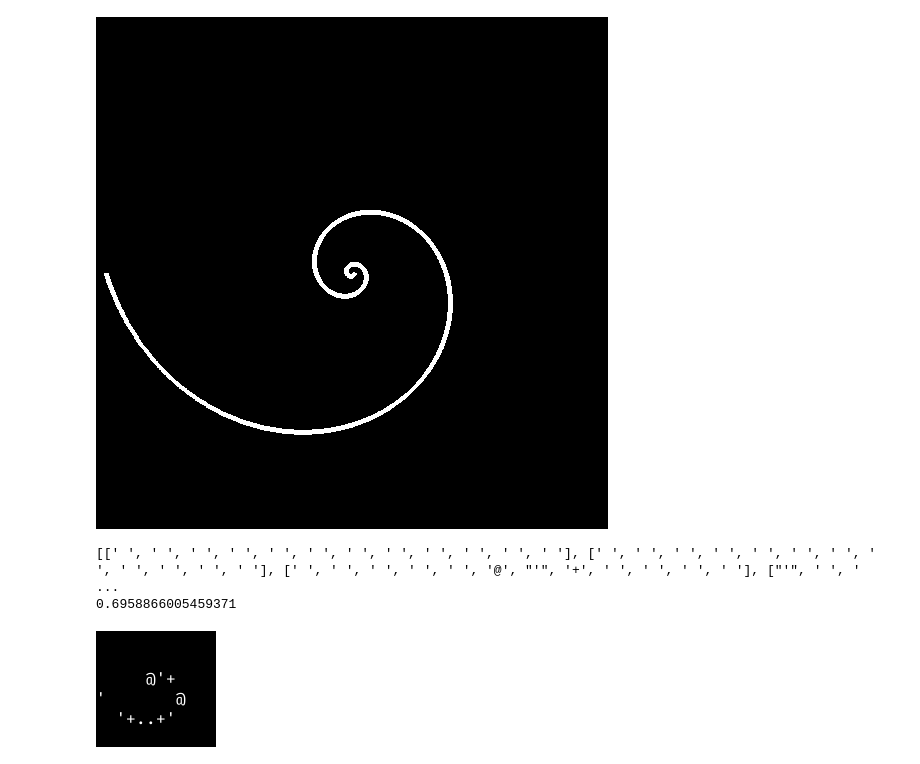
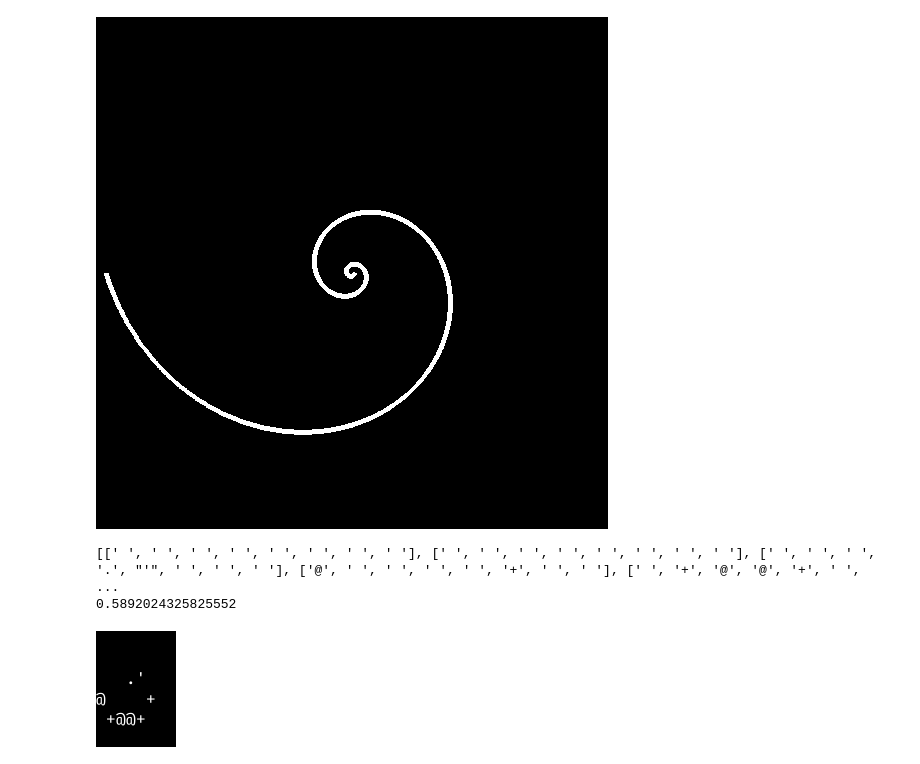
Before and after one commit to wojciechsadlik/python-char-art, a Jupyter notebook: notebooks/line_heuristics.ipynb, the cells around one changed output. Cells and saved outputs as stored; diff of their text form; code cells hidden in the pictures.

Commit message:
line evaluation resolution fix

```diff
--- a/notebooks/line_heuristics.ipynb
+++ b/notebooks/line_heuristics.ipynb
@@ -47,20 +43,18 @@ display(prep_img)
 # %%
 from converters.line_heuristics.greedy import GreedyLineSearch
 
 line_converter = GreedyLineSearch(CHAR_SET, FONT)
 res_arr = ImgConverter(line_converter, font=FONT).img2symbols(prep_img,
                                                    max_lines=MAX_LINES,
-                                                   line_height=line_height,
-                                                   max_cols=MAX_COLS,
-                                                   col_width=col_width)
+                                                   max_cols=MAX_COLS)
 print(res_arr)
 rendered = render_symbols_img(res_arr, FONT)
 print(img_similarity(orig_img, rendered))
 display(rendered)
 # %% [output]
-[[' ', ' ', ' ', ' ', ' ', ' ', ' ', ' ', ' ', ' ', ' ', ' '], [' ', ' ', ' ', ' ', ' ', ' ', ' ', ' ', ' ', ' ', ' ', ' '], [' ', ' ', ' ', ' ', ' ', '@', "'", '+', ' ', ' ', ' ', ' '], ["'", ' ', '  ...
-0.6958866005459371
+[[' ', ' ', ' ', ' ', ' ', ' ', ' ', ' '], [' ', ' ', ' ', ' ', ' ', ' ', ' ', ' '], [' ', ' ', ' ', '.', "'", ' ', ' ', ' '], ['@', ' ', ' ', ' ', ' ', '+', ' ', ' '], [' ', '+', '@', '@', '+', ' ',  ...
+0.5892024325825552
-[figure, old version]
+[figure, new version]
 # %%
 from converters.line_heuristics.random_search import RandomLineSearch
 
```
Also changed, not shown: parts of 5 cells of this notebook, 14 other files.
